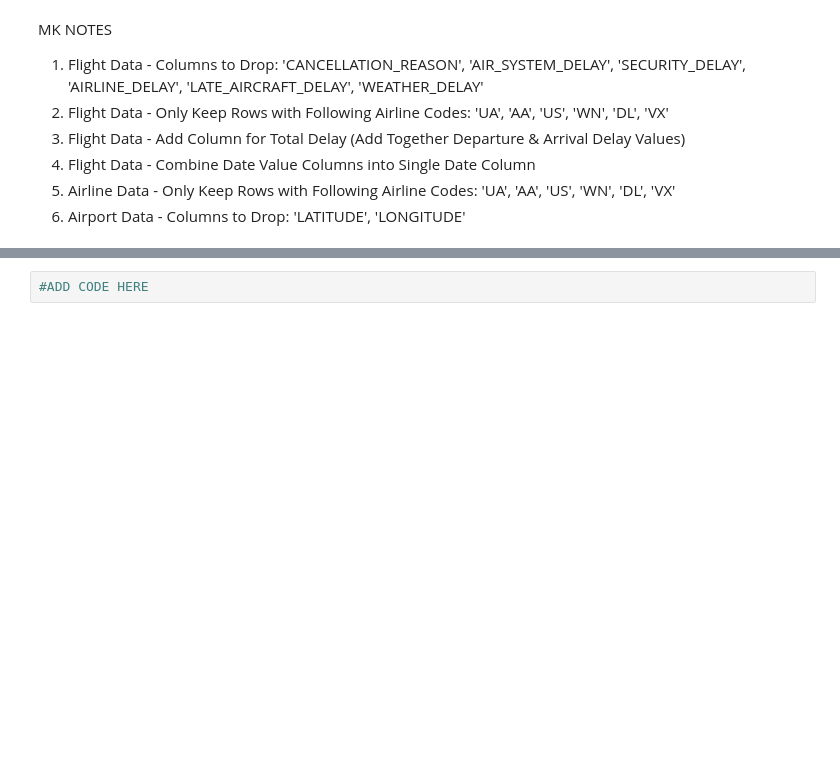
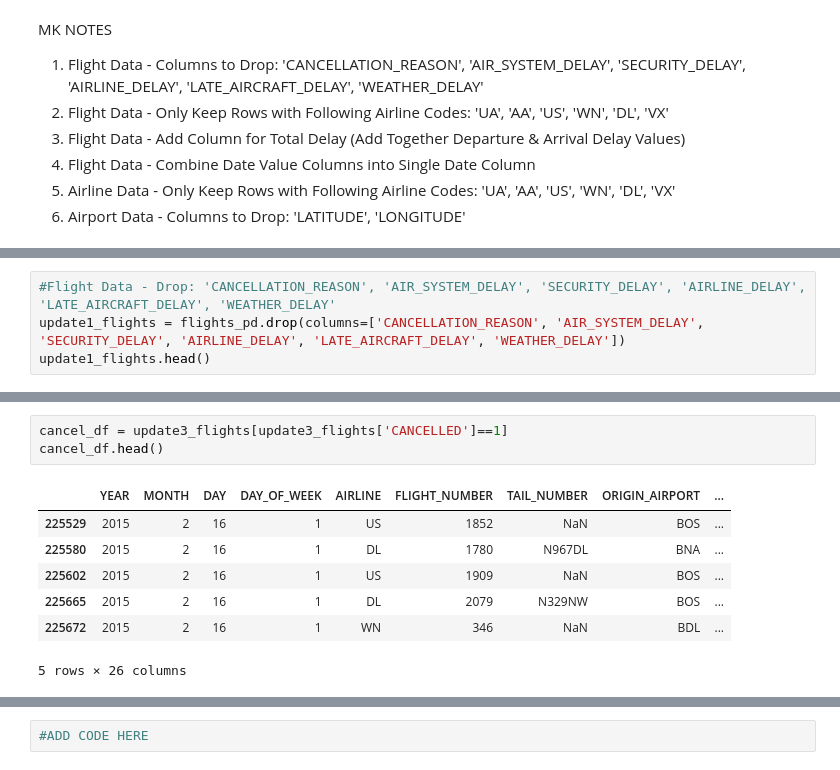
Before and after one commit to mjknj18/February-2015-Airline-Delays-Tweets-ETL, a Jupyter notebook: February_2015_Airline_Delays-Tweets_ETL_Main.ipynb, the cells around one changed output, grey strips where cells are left out. Saved outputs shown, nothing was run; the diff lists cells and outputs as text; blank space fills up the shorter version.

```diff
--- a/February_2015_Airline_Delays-Tweets_ETL_Main.ipynb
+++ b/February_2015_Airline_Delays-Tweets_ETL_Main.ipynb
@@ -18,0 +38,4 @@ MK NOTES
+# %%
+#Flight Data - Drop: 'CANCELLATION_REASON', 'AIR_SYSTEM_DELAY', 'SECURITY_DELAY', 'AIRLINE_DELAY', 'LATE_AIRCRAFT_DELAY', 'WEATHER_DELAY'
+update1_flights = flights_pd.drop(columns=['CANCELLATION_REASON', 'AIR_SYSTEM_DELAY', 'SECURITY_DELAY', 'AIRLINE_DELAY', 'LATE_AIRCRAFT_DELAY', 'WEATHER_DELAY'])
+update1_flights.head()
@@ -18,0 +241,11 @@ MK NOTES
+# %%
+cancel_df = update3_flights[update3_flights['CANCELLED']==1]
+cancel_df.head()
+# %% [output]
+|  | YEAR | MONTH | DAY | DAY_OF_WEEK | AIRLINE | FLIGHT_NUMBER | TAIL_NUMBER | ORIGIN_AIRPORT | ... |
+| 225529 | 2015 | 2 | 16 | 1 | US | 1852 | NaN | BOS | ... |
+| 225580 | 2015 | 2 | 16 | 1 | DL | 1780 | N967DL | BNA | ... |
+| 225602 | 2015 | 2 | 16 | 1 | US | 1909 | NaN | BOS | ... |
+| 225665 | 2015 | 2 | 16 | 1 | DL | 2079 | N329NW | BOS | ... |
+| 225672 | 2015 | 2 | 16 | 1 | WN | 346 | NaN | BDL | ... |
+5 rows × 26 columns
```
Also changed, not shown: parts of 21 cells of this notebook.
